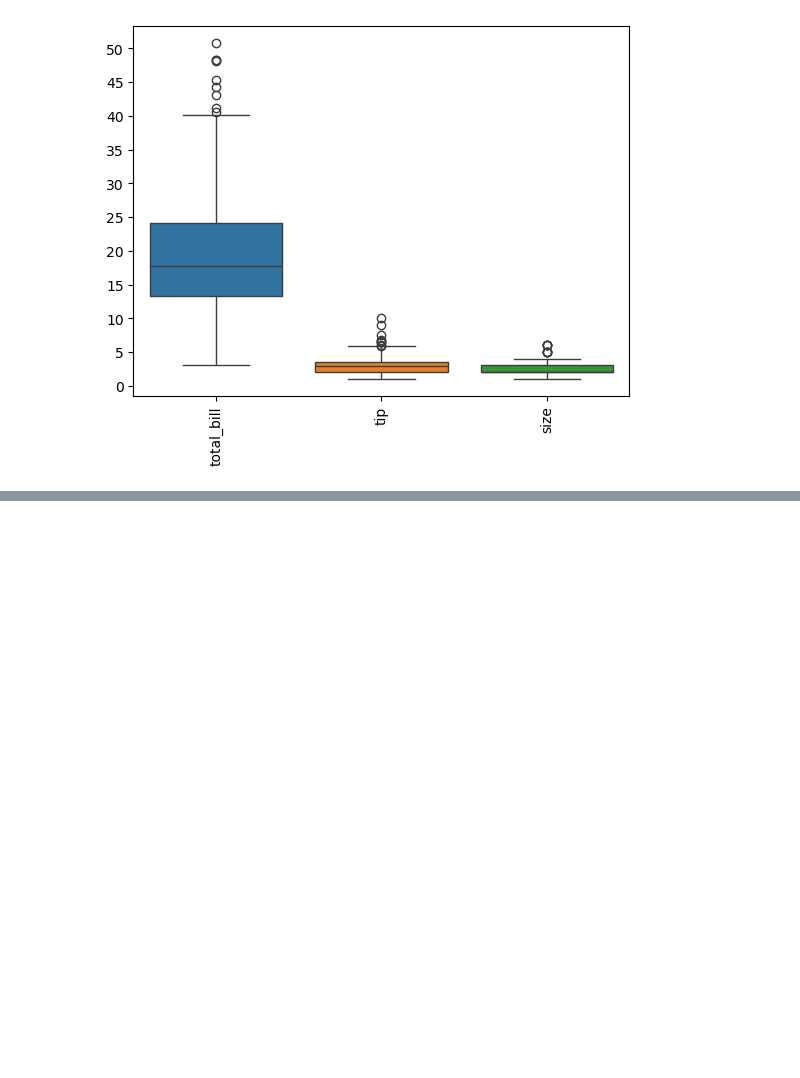
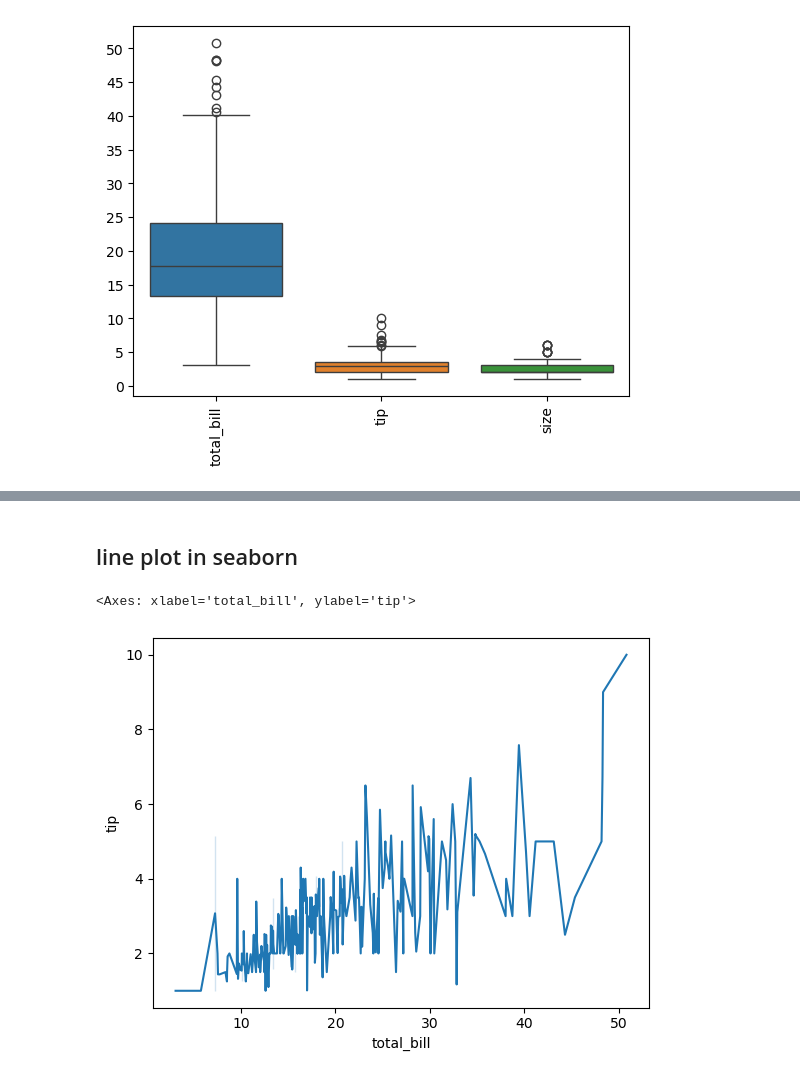
Before and after one commit to yassa404/EgyptDigitalAI_Track, a Jupyter notebook: python/on session/visulization.ipynb, the cells around one changed output, grey strips where cells are left out. Cells and saved outputs as stored; diff of their text form; code cells hidden in the pictures; blank space fills up the shorter version.

```diff
--- a/python/on session/visulization.ipynb
+++ b/python/on session/visulization.ipynb
@@ -229,0 +252,7 @@ sns.boxplot(df)
+# %% [markdown]
+## line plot in seaborn
+# %%
+sns.lineplot(data=df,x='total_bill',y='tip')
+# %% [output]
+<Axes: xlabel='total_bill', ylabel='tip'>
+[figure, added]
```
Also changed, not shown: parts of 13 cells of this notebook.
